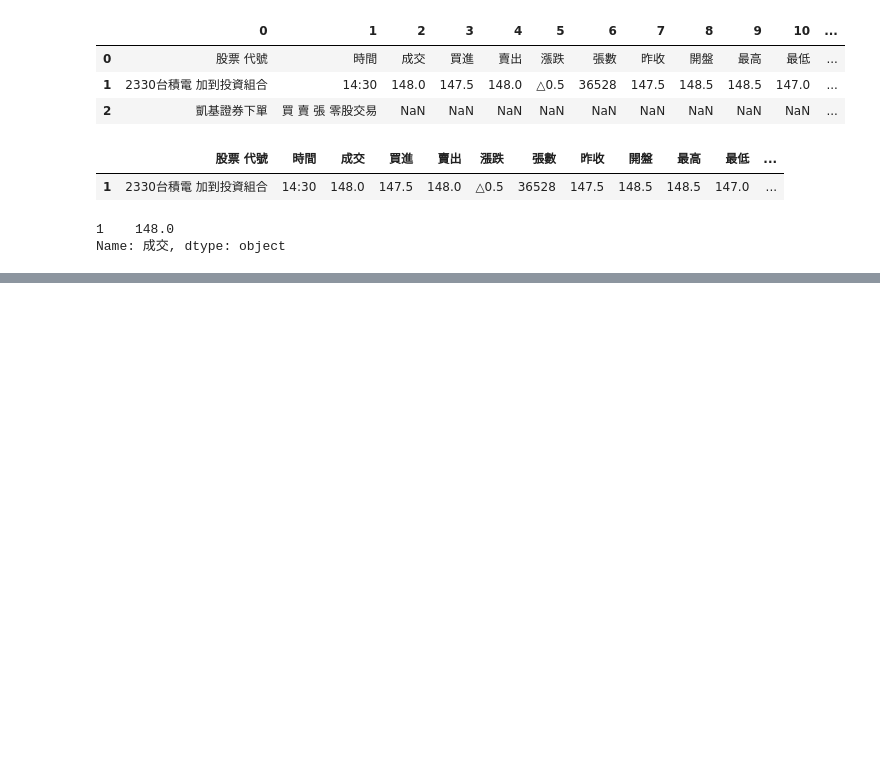
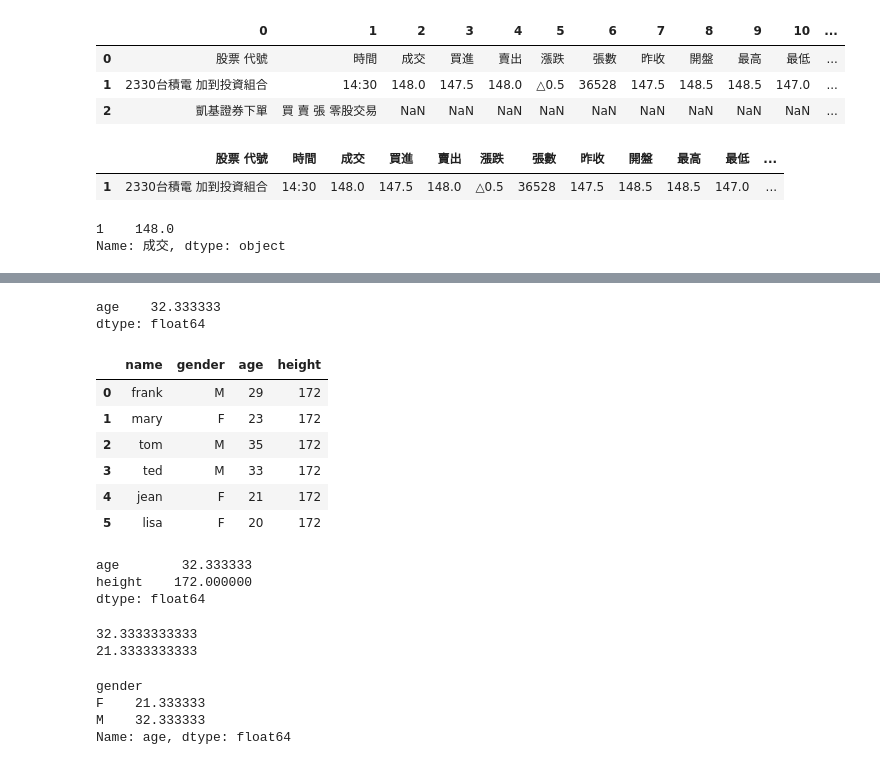
Before and after one commit to ywchiu/pyfinance, a Jupyter notebook: 20160508Demo.ipynb, the cells around one changed output, grey strips where cells are left out. Drawn from its saved outputs; the diff is of its cells as text; code cells hidden in the pictures; blank space fills up the shorter version.

```diff
--- a/20160508Demo.ipynb
+++ b/20160508Demo.ipynb
@@ -512,0 +515,11 @@ Name: 成交, dtype: object
+# %%
+name = 'david'
+age = '32'
+
+names  = ['david', 'may', 'john']
+ages   = ['30', '23', '27']
+
+import pandas
+people = [['frank', 'M', 29], ['mary', 'F', 23], ['tom', 'M', 35], ['ted', 'M', 33], ['jean', 'F', 21], ['lisa', 'F', 20]]
+df = pandas.DataFrame(people)
+df
@@ -512,0 +549,3 @@ Name: 成交, dtype: object
+# %%
+df.columns = ['name', 'gender', 'age']
+df
@@ -512,0 +606,39 @@ Name: 成交, dtype: object
+# %%
+df[df['gender'] == 'M']['age'].mean()
+df[df['gender'] == 'M'].mean()
+# %% [output]
+age    32.333333
+dtype: float64
+# %%
+df['height'] = 172
+# %%
+df
+# %% [output]
+|  | name | gender | age | height |
+| 0 | frank | M | 29 | 172 |
+| 1 | mary | F | 23 | 172 |
+| 2 | tom | M | 35 | 172 |
+| 3 | ted | M | 33 | 172 |
+| 4 | jean | F | 21 | 172 |
+| 5 | lisa | F | 20 | 172 |
+# %%
+df[df['gender'] == 'M']['age'].mean()
+df[df['gender'] == 'M'].mean()
+#dir(df)
+# %% [output]
+age        32.333333
+height    172.000000
+dtype: float64
+# %%
+print df[df['gender'] == 'M']['age'].mean()
+print df[df['gender'] == 'F']['age'].mean()
+# %% [output]
+32.3333333333
+21.3333333333
+# %%
+df.groupby('gender')['age'].mean()
+# %% [output]
+gender
+F    21.333333
+M    32.333333
+Name: age, dtype: float64
```
Also changed, not shown: parts of 7 cells of this notebook.
